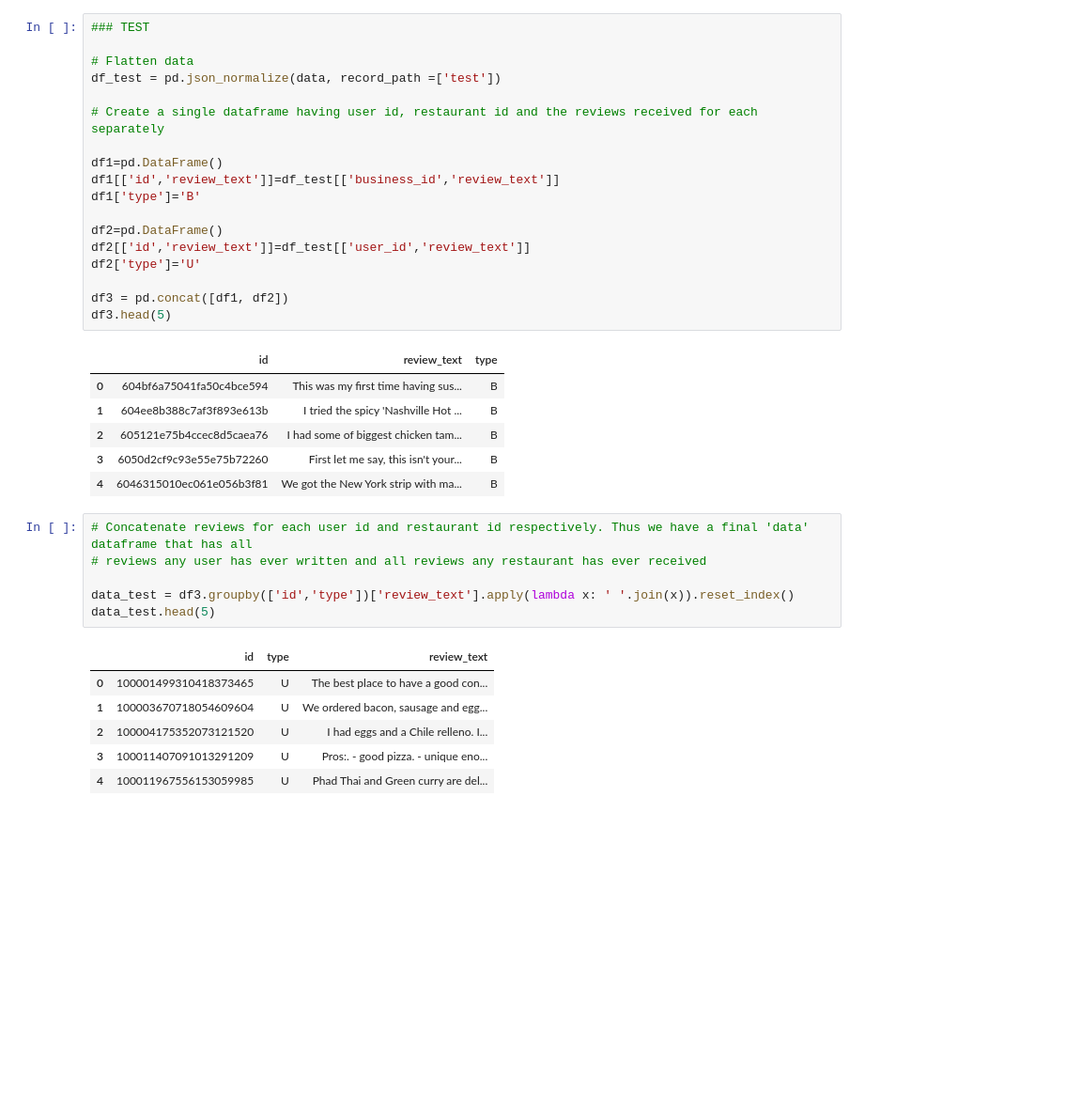
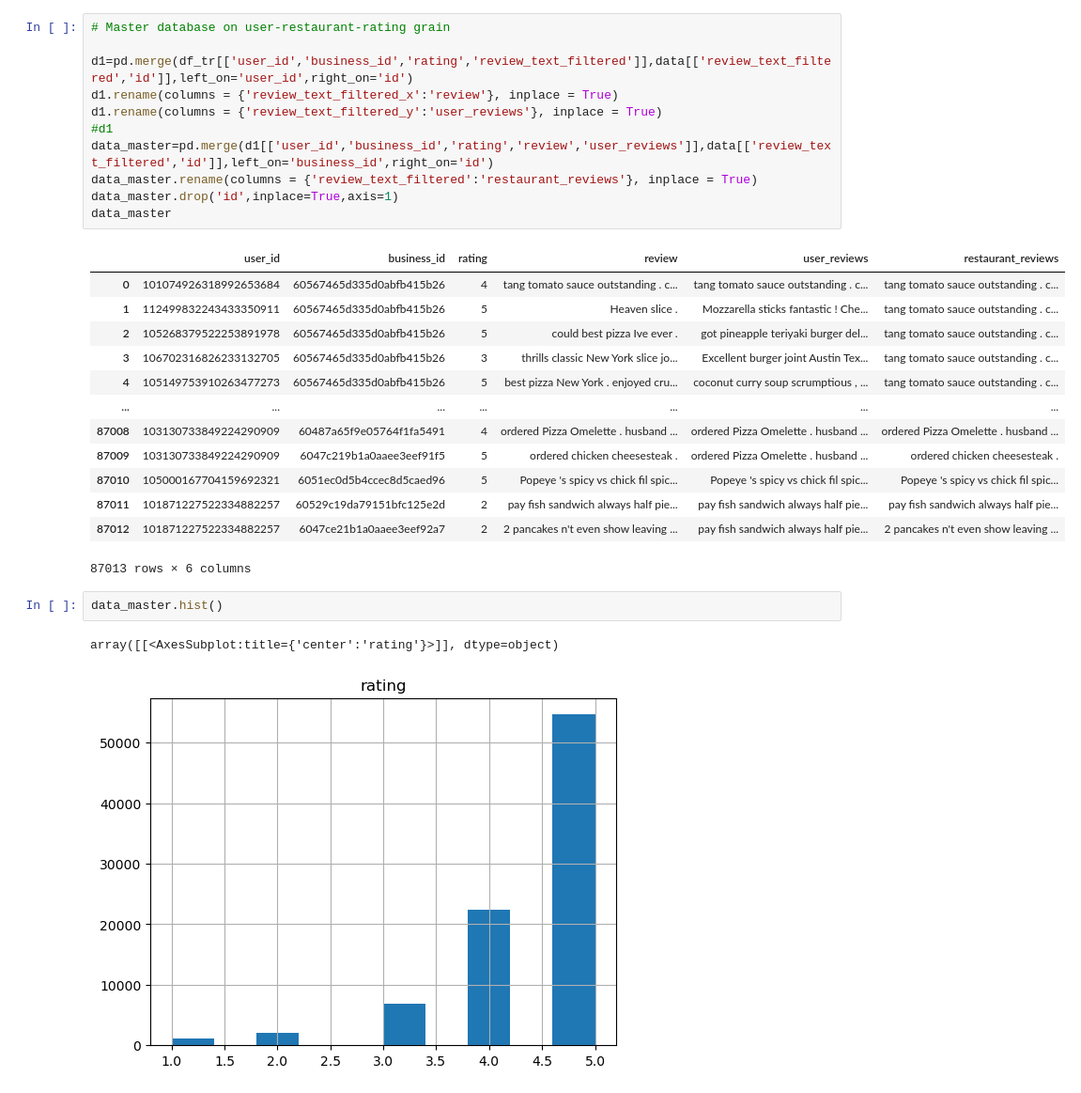
Before and after one commit to jiaxi312/text-based-recommendation-system, a Jupyter notebook: Restaurant Recommender System - Data Preprocessing.ipynb, the cells around one changed output. Shown at 94% size. Saved outputs shown, nothing was run; the diff lists cells and outputs as text; blank space fills up the shorter version.

```diff
--- a/Restaurant Recommender System - Data Preprocessing.ipynb
+++ b/Restaurant Recommender System - Data Preprocessing.ipynb
@@ -61,38 +81,30 @@ d2
-# %%
-### TEST
-
-# Flatten data
-df_test = pd.json_normalize(data, record_path =['test'])
-
-# Create a single dataframe having user id, restaurant id and the reviews received for each separately
-
-df1=pd.DataFrame()
-df1[['id','review_text']]=df_test[['business_id','review_text']]
-df1['type']='B'
-
-df2=pd.DataFrame()
-df2[['id','review_text']]=df_test[['user_id','review_text']]
-df2['type']='U'
-
-df3 = pd.concat([df1, df2])
-df3.head(5)
-# %% [output]
-|  | id | review_text | type |
-| 0 | 604bf6a75041fa50c4bce594 | This was my first time having sus... | B |
-| 1 | 604ee8b388c7af3f893e613b | I tried the spicy 'Nashville Hot ... | B |
-| 2 | 605121e75b4ccec8d5caea76 | I had some of biggest chicken tam... | B |
-| 3 | 6050d2cf9c93e55e75b72260 | First let me say, this isn't your... | B |
-| 4 | 6046315010ec061e056b3f81 | We got the New York strip with ma... | B |
-# %%
-# Concatenate reviews for each user id and restaurant id respectively. Thus we have a final 'data' dataframe that has all
-# reviews any user has ever written and all reviews any restaurant has ever received
-
-data_test = df3.groupby(['id','type'])['review_text'].apply(lambda x: ' '.join(x)).reset_index()
-data_test.head(5)
-# %% [output]
-|  | id | type | review_text |
-| 0 | 100001499310418373465 | U | The best place to have a good con... |
-| 1 | 100003670718054609604 | U | We ordered bacon, sausage and egg... |
-| 2 | 100004175352073121520 | U | I had eggs and a Chile relleno. I... |
-| 3 | 100011407091013291209 | U | Pros:. - good pizza. - unique eno... |
-| 4 | 100011967556153059985 | U | Phad Thai and Green curry are del... |
+# %%
+# Master database on user-restaurant-rating grain
+
+d1=pd.merge(df_tr[['user_id','business_id','rating','review_text_filtered']],data[['review_text_filtered','id']],left_on='user_id',right_on='id')
+d1.rename(columns = {'review_text_filtered_x':'review'}, inplace = True)
+d1.rename(columns = {'review_text_filtered_y':'user_reviews'}, inplace = True)
+#d1
+data_master=pd.merge(d1[['user_id','business_id','rating','review','user_reviews']],data[['review_text_filtered','id']],left_on='business_id',right_on='id')
+data_master.rename(columns = {'review_text_filtered':'restaurant_reviews'}, inplace = True)
+data_master.drop('id',inplace=True,axis=1)
+data_master
+# %% [output]
+|  | user_id | business_id | rating | review | user_reviews | restaurant_reviews |
+| 0 | 101074926318992653684 | 60567465d335d0abfb415b26 | 4 | tang tomato sauce outstanding . c... | tang tomato sauce outstanding . c... | tang tomato sauce outstanding . c... |
+| 1 | 112499832243433350911 | 60567465d335d0abfb415b26 | 5 | Heaven slice . | Mozzarella sticks fantastic ! Che... | tang tomato sauce outstanding . c... |
+| 2 | 105268379522253891978 | 60567465d335d0abfb415b26 | 5 | could best pizza Ive ever . | got pineapple teriyaki burger del... | tang tomato sauce outstanding . c... |
+| 3 | 106702316826233132705 | 60567465d335d0abfb415b26 | 3 | thrills classic New York slice jo... | Excellent burger joint Austin Tex... | tang tomato sauce outstanding . c... |
+| 4 | 105149753910263477273 | 60567465d335d0abfb415b26 | 5 | best pizza New York . enjoyed cru... | coconut curry soup scrumptious , ... | tang tomato sauce outstanding . c... |
+| ... | ... | ... | ... | ... | ... | ... |
+| 87008 | 103130733849224290909 | 60487a65f9e05764f1fa5491 | 4 | ordered Pizza Omelette . husband ... | ordered Pizza Omelette . husband ... | ordered Pizza Omelette . husband ... |
+| 87009 | 103130733849224290909 | 6047c219b1a0aaee3eef91f5 | 5 | ordered chicken cheesesteak . | ordered Pizza Omelette . husband ... | ordered chicken cheesesteak . |
+| 87010 | 105000167704159692321 | 6051ec0d5b4ccec8d5caed96 | 5 | Popeye 's spicy vs chick fil spic... | Popeye 's spicy vs chick fil spic... | Popeye 's spicy vs chick fil spic... |
+| 87011 | 101871227522334882257 | 60529c19da79151bfc125e2d | 2 | pay fish sandwich always half pie... | pay fish sandwich always half pie... | pay fish sandwich always half pie... |
+| 87012 | 101871227522334882257 | 6047ce21b1a0aaee3eef92a7 | 2 | 2 pancakes n't even show leaving ... | pay fish sandwich always half pie... | 2 pancakes n't even show leaving ... |
+87013 rows × 6 columns
+# %%
+data_master.hist()
+# %% [output]
+array([[<AxesSubplot:title={'center':'rating'}>]], dtype=object)
+[figure, added]
```
Also changed, not shown: parts of 4 cells of this notebook.
